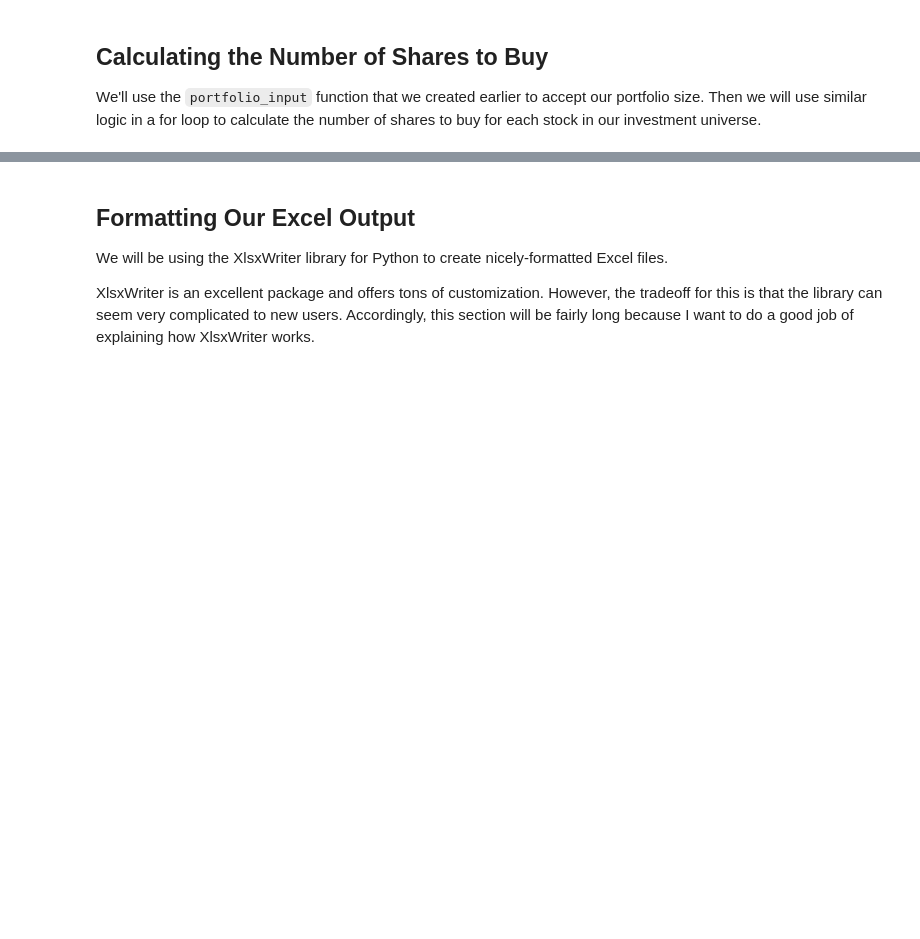
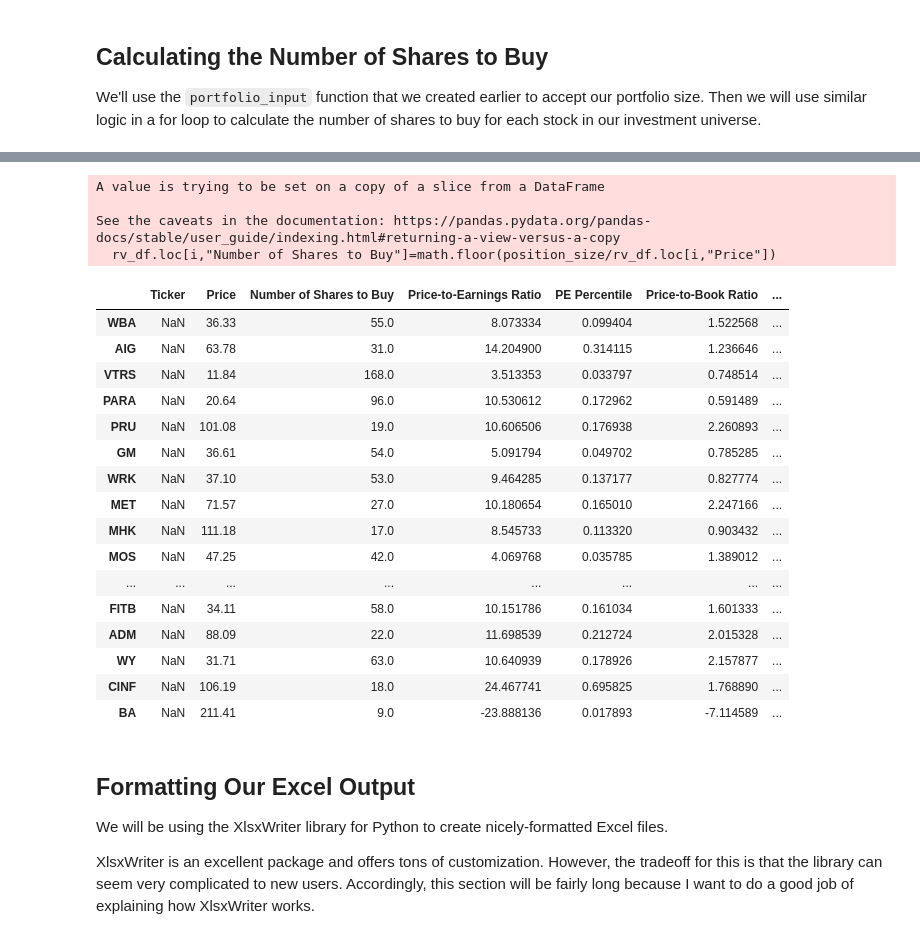
Before and after one commit to hakoshie/algo-trade, a Jupyter notebook: starter_files/003_quantitative_value_strategy.ipynb, the cells around one changed output, grey strips where cells are left out. Drawn from its saved outputs; the diff is of its cells as text; code cells hidden in the pictures; blank space fills up the shorter version.

```diff
--- a/starter_files/003_quantitative_value_strategy.ipynb
+++ b/starter_files/003_quantitative_value_strategy.ipynb
@@ -469,0 +431,4 @@ for i,symbol in enumerate(stocks["Symbol"]):
+# %%
+rv_df.drop(["PB","EV"],axis=1,inplace=True)
+rv_df.drop(["epsForward","trailingPE"],axis=1,inplace=True)
+rv_df.columns
@@ -606,3 +681,30 @@ Enter the value of your portfolio:1000000
+# %%
+position_size=float(portfolio_size)/len(rv_df.index)
+for i in rv_df.index:
+    rv_df.loc[i,"Number of Shares to Buy"]=math.floor(position_size/rv_df.loc[i,"Price"])
+rv_df
+# %% [output]
+A value is trying to be set on a copy of a slice from a DataFrame
+
+See the caveats in the documentation: https://pandas.pydata.org/pandas-docs/stable/user_guide/indexing.html#returning-a-view-versus-a-copy
+  rv_df.loc[i,"Number of Shares to Buy"]=math.floor(position_size/rv_df.loc[i,"Price"])
+|  | Ticker | Price | Number of Shares to Buy | Price-to-Earnings Ratio | PE Percentile | Price-to-Book Ratio | ... |
+| WBA | NaN | 36.33 | 55.0 | 8.073334 | 0.099404 | 1.522568 | ... |
+| AIG | NaN | 63.78 | 31.0 | 14.204900 | 0.314115 | 1.236646 | ... |
+| VTRS | NaN | 11.84 | 168.0 | 3.513353 | 0.033797 | 0.748514 | ... |
+| PARA | NaN | 20.64 | 96.0 | 10.530612 | 0.172962 | 0.591489 | ... |
+| PRU | NaN | 101.08 | 19.0 | 10.606506 | 0.176938 | 2.260893 | ... |
+| GM | NaN | 36.61 | 54.0 | 5.091794 | 0.049702 | 0.785285 | ... |
+| WRK | NaN | 37.10 | 53.0 | 9.464285 | 0.137177 | 0.827774 | ... |
+| MET | NaN | 71.57 | 27.0 | 10.180654 | 0.165010 | 2.247166 | ... |
+| MHK | NaN | 111.18 | 17.0 | 8.545733 | 0.113320 | 0.903432 | ... |
+| MOS | NaN | 47.25 | 42.0 | 4.069768 | 0.035785 | 1.389012 | ... |
+| ... | ... | ... | ... | ... | ... | ... | ... |
+| FITB | NaN | 34.11 | 58.0 | 10.151786 | 0.161034 | 1.601333 | ... |
+| ADM | NaN | 88.09 | 22.0 | 11.698539 | 0.212724 | 2.015328 | ... |
+| WY | NaN | 31.71 | 63.0 | 10.640939 | 0.178926 | 2.157877 | ... |
+| CINF | NaN | 106.19 | 18.0 | 24.467741 | 0.695825 | 1.768890 | ... |
+| BA | NaN | 211.41 | 9.0 | -23.888136 | 0.017893 | -7.114589 | ... |
 # %% [markdown]
 ## Formatting Our Excel Output
 
```
Also changed, not shown: parts of 51 cells of this notebook, 3 other files.
